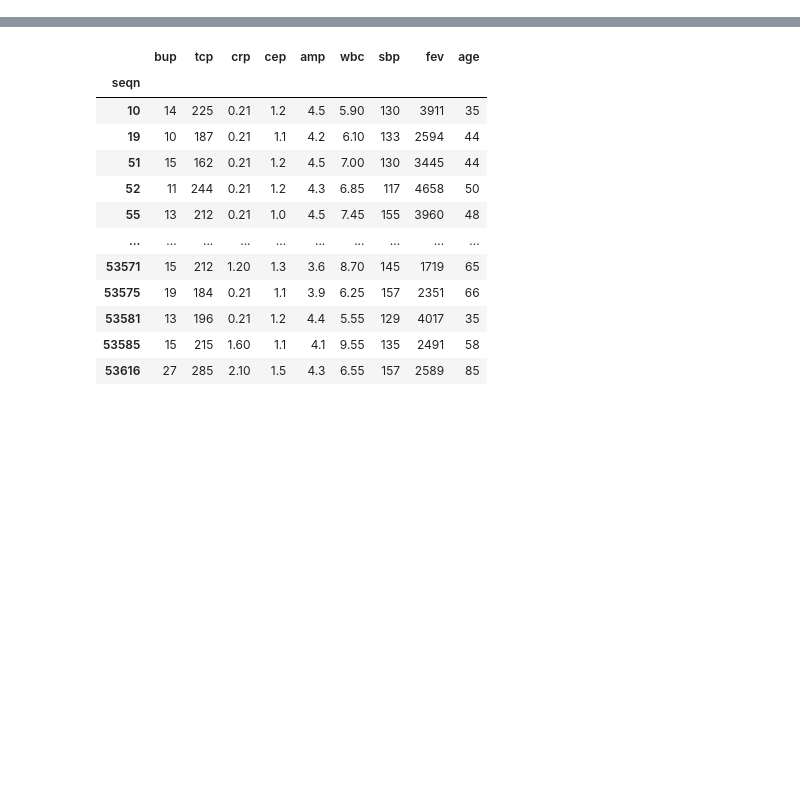
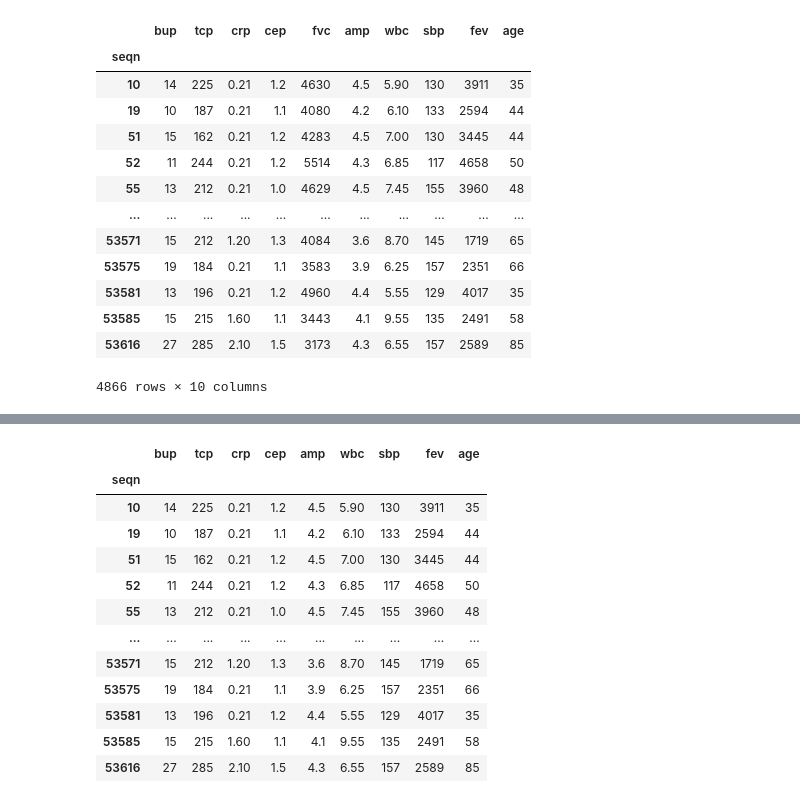
Before and after one commit to ComputationalAgingLab/ComputBioAge, a Jupyter notebook: test.ipynb, the cells around one changed output, grey strips where cells are left out. Cells and saved outputs as stored; diff of their text form; code cells hidden in the pictures; blank space fills up the shorter version.

```diff
--- a/test.ipynb
+++ b/test.ipynb
@@ -77,3 +77,20 @@ dff = df[df['female'] == 1].drop(['female',], axis=1)
 
 dfm.to_csv('data/nhanes_warner_male.csv')
 dff.to_csv('data/nhanes_warner_female.csv')
+# %%
+dfm
+# %% [output]
+|  | bup | tcp | crp | cep | fvc | amp | wbc | sbp | fev | age |
+| seqn |  |  |  |  |  |  |  |  |  |  |
+| 10 | 14 | 225 | 0.21 | 1.2 | 4630 | 4.5 | 5.90 | 130 | 3911 | 35 |
+| 19 | 10 | 187 | 0.21 | 1.1 | 4080 | 4.2 | 6.10 | 133 | 2594 | 44 |
+| 51 | 15 | 162 | 0.21 | 1.2 | 4283 | 4.5 | 7.00 | 130 | 3445 | 44 |
+| 52 | 11 | 244 | 0.21 | 1.2 | 5514 | 4.3 | 6.85 | 117 | 4658 | 50 |
+| 55 | 13 | 212 | 0.21 | 1.0 | 4629 | 4.5 | 7.45 | 155 | 3960 | 48 |
+| ... | ... | ... | ... | ... | ... | ... | ... | ... | ... | ... |
+| 53571 | 15 | 212 | 1.20 | 1.3 | 4084 | 3.6 | 8.70 | 145 | 1719 | 65 |
+| 53575 | 19 | 184 | 0.21 | 1.1 | 3583 | 3.9 | 6.25 | 157 | 2351 | 66 |
+| 53581 | 13 | 196 | 0.21 | 1.2 | 4960 | 4.4 | 5.55 | 129 | 4017 | 35 |
+| 53585 | 15 | 215 | 1.60 | 1.1 | 3443 | 4.1 | 9.55 | 135 | 2491 | 58 |
+| 53616 | 27 | 285 | 2.10 | 1.5 | 3173 | 4.3 | 6.55 | 157 | 2589 | 85 |
+4866 rows × 10 columns
```
Also changed, not shown: parts of 7 cells of this notebook, 2 other files.
